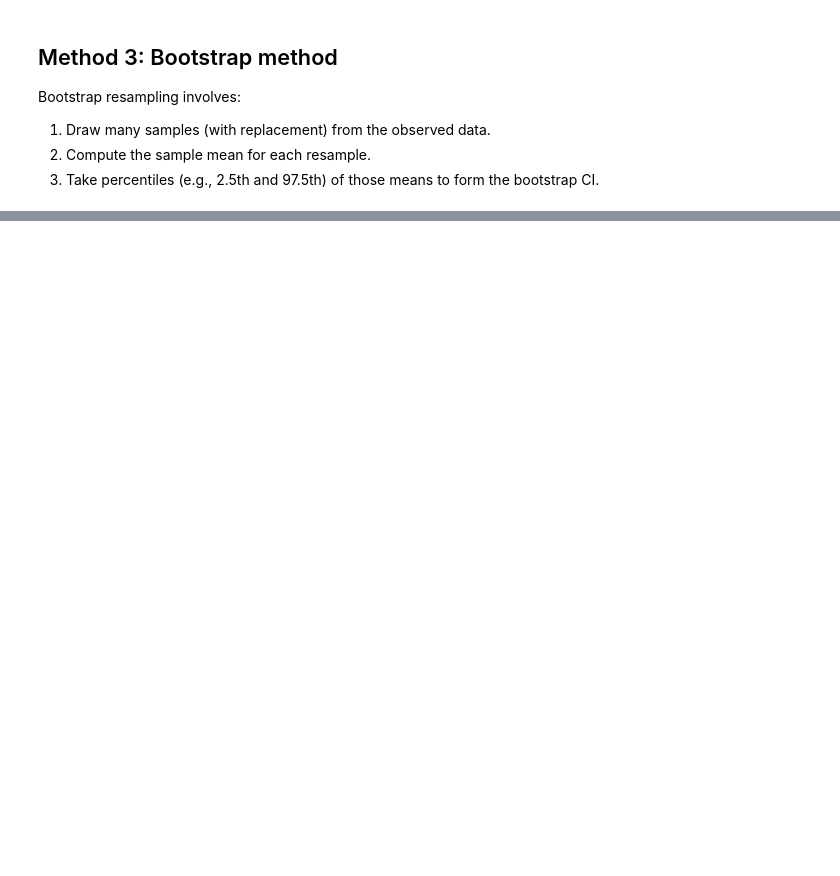
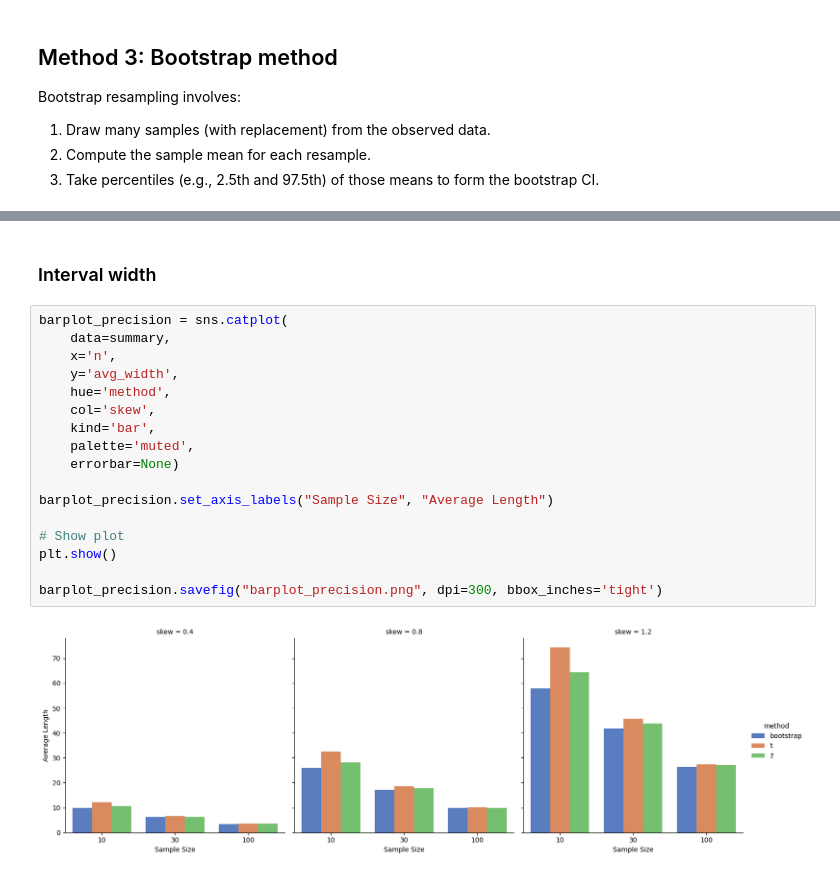
Before and after one commit to davidzhao1015/mean-interval-estimators-benchmark, a Jupyter notebook: interval-estimate-mean-benchmark_20250509_DZ.ipynb, the cells around one changed output, grey strips where cells are left out. Saved outputs shown, nothing was run; the diff lists cells and outputs as text; blank space fills up the shorter version.

```diff
--- a/interval-estimate-mean-benchmark_20250509_DZ.ipynb
+++ b/interval-estimate-mean-benchmark_20250509_DZ.ipynb
@@ -147,0 +260,21 @@ print(f"Bootstrap 95% CI for mean: ({ci_lower:.2f}, {ci_upper:.2f})")
+# %% [markdown]
+### Interval width
+# %%
+barplot_precision = sns.catplot(
+    data=summary,
+    x='n',
+    y='avg_width',
+    hue='method',
+    col='skew',
+    kind='bar',
+    palette='muted',
+    errorbar=None)
+
+barplot_precision.set_axis_labels("Sample Size", "Average Length")
+
+# Show plot
+plt.show()
+
+barplot_precision.savefig("barplot_precision.png", dpi=300, bbox_inches='tight')
+# %% [output]
+[figure, added]
```
Also changed, not shown: parts of 16 cells of this notebook, 2 other files.
